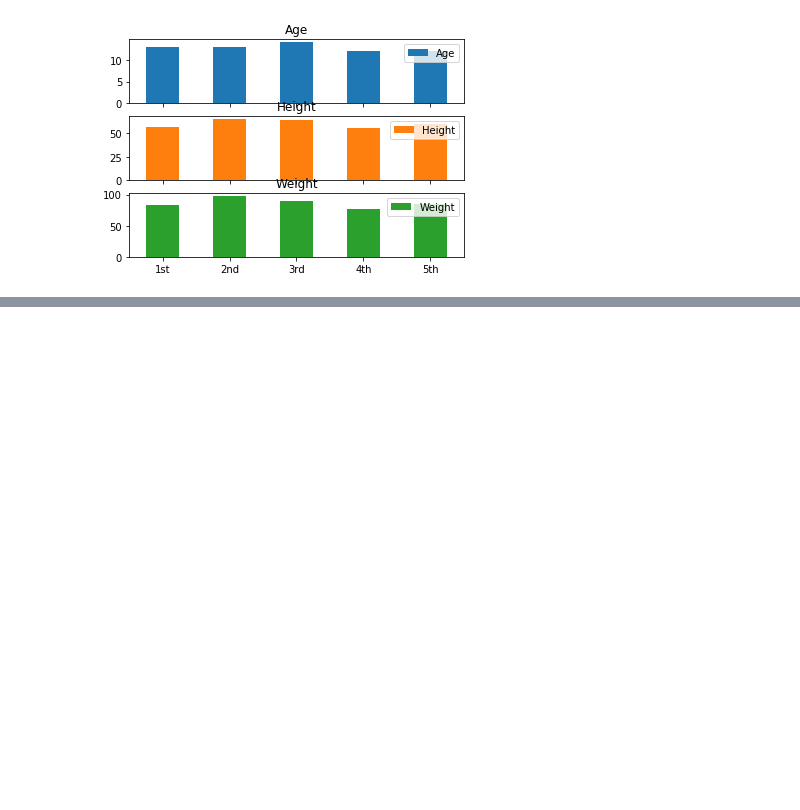
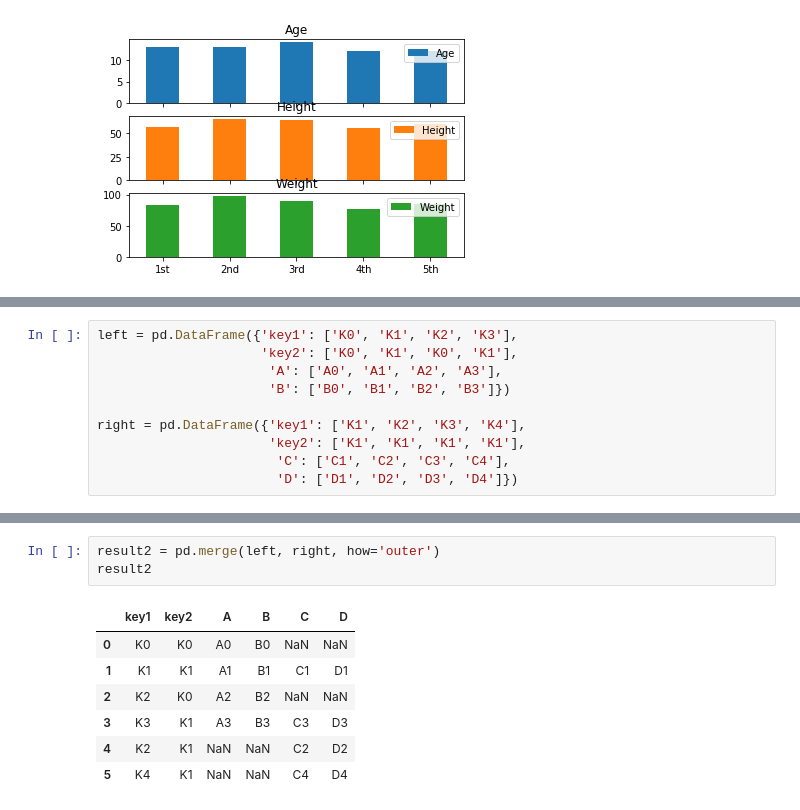
Before and after one commit to User-zwj/Pandas-Practice, a Jupyter notebook: Pandas Exercise.ipynb, the cells around one changed output, grey strips where cells are left out. Cells and saved outputs as stored; diff of their text form; blank space fills up the shorter version.

Commit message:
merge and concat done, reference is really good

```diff
--- a/Pandas Exercise.ipynb
+++ b/Pandas Exercise.ipynb
@@ -676,0 +690,10 @@ df.iloc[0:5].plot.bar(rot=0, subplots=True);
+# %%
+left = pd.DataFrame({'key1': ['K0', 'K1', 'K2', 'K3'],
+                     'key2': ['K0', 'K1', 'K0', 'K1'],
+                      'A': ['A0', 'A1', 'A2', 'A3'],
+                      'B': ['B0', 'B1', 'B2', 'B3']})
+
+right = pd.DataFrame({'key1': ['K1', 'K2', 'K3', 'K4'],
+                      'key2': ['K1', 'K1', 'K1', 'K1'],
+                       'C': ['C1', 'C2', 'C3', 'C4'],
+                       'D': ['D1', 'D2', 'D3', 'D4']})
@@ -676,0 +724,11 @@ df.iloc[0:5].plot.bar(rot=0, subplots=True);
+# %%
+result2 = pd.merge(left, right, how='outer')
+result2
+# %% [output]
+|  | key1 | key2 | A | B | C | D |
+| 0 | K0 | K0 | A0 | B0 | NaN | NaN |
+| 1 | K1 | K1 | A1 | B1 | C1 | D1 |
+| 2 | K2 | K0 | A2 | B2 | NaN | NaN |
+| 3 | K3 | K1 | A3 | B3 | C3 | D3 |
+| 4 | K2 | K1 | NaN | NaN | C2 | D2 |
+| 5 | K4 | K1 | NaN | NaN | C4 | D4 |
```
Also changed, not shown: parts of 8 cells of this notebook.
